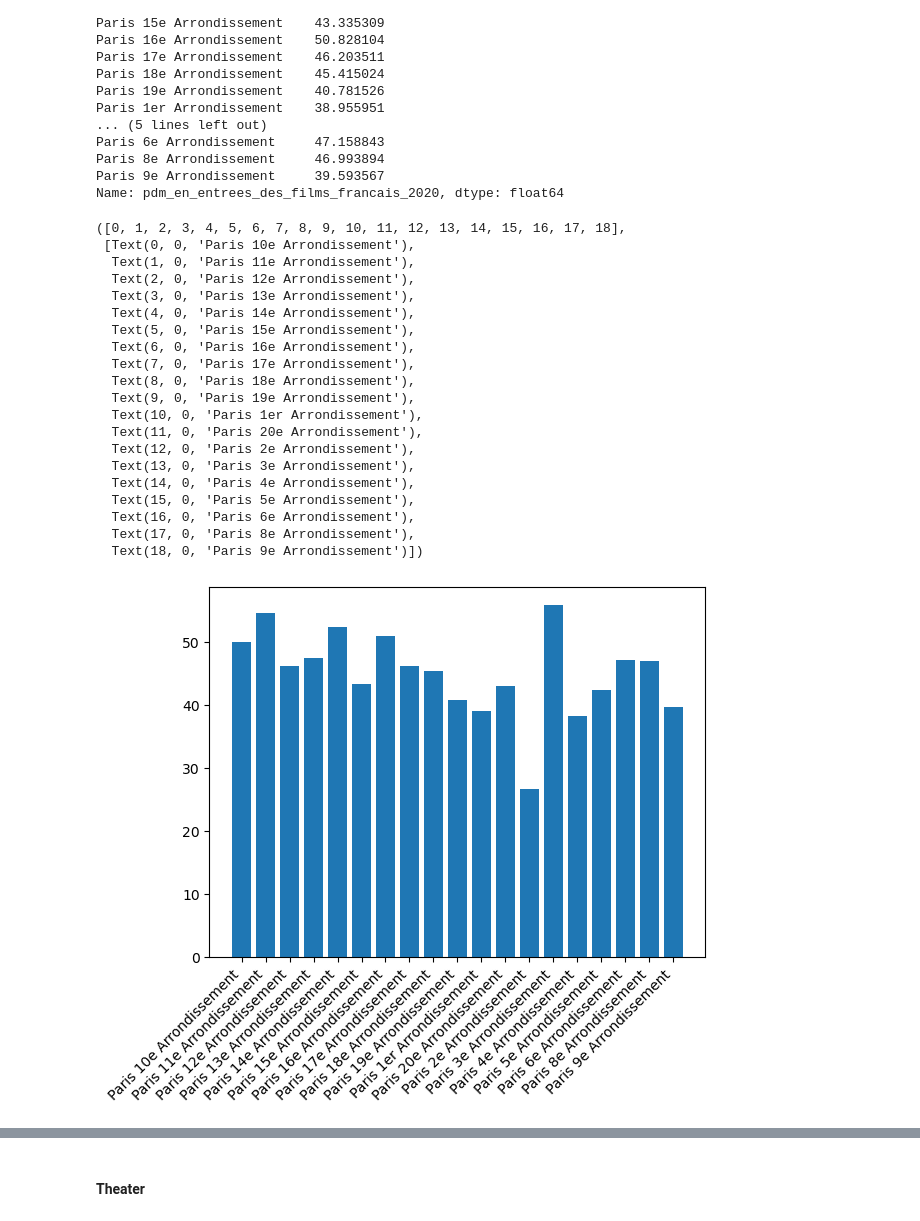
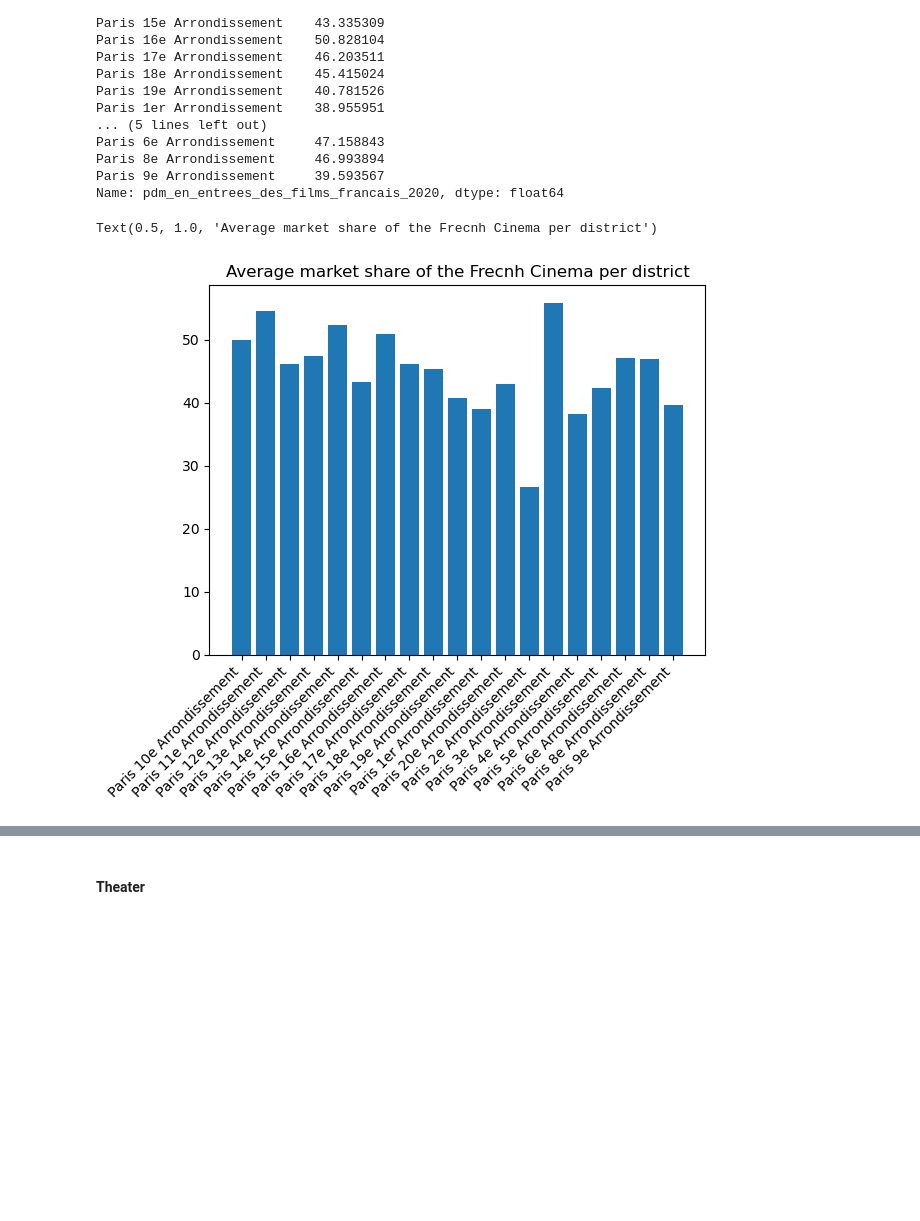
Before and after one commit to Perann/Maps_cultural_life_Paris, a Jupyter notebook: main.ipynb, the cells around one changed output, grey strips where cells are left out. Saved outputs shown, nothing was run; the diff lists cells and outputs as text; code cells hidden in the pictures; blank space fills up the shorter version.

Commit message:
stat cinema

```diff
--- a/main.ipynb
+++ b/main.ipynb
@@ -264,25 +244,7 @@ Name: pdm_en_entrees_des_films_francais_2020, dtype: float64
 # %%
 plt.bar(FrenchMovie.index, FrenchMovie)
 plt.xticks(rotation = 45, ha='right')
+plt.title('Average market share of the Frecnh Cinema per district')
 # %% [output]
-([0, 1, 2, 3, 4, 5, 6, 7, 8, 9, 10, 11, 12, 13, 14, 15, 16, 17, 18],
- [Text(0, 0, 'Paris 10e Arrondissement'),
-  Text(1, 0, 'Paris 11e Arrondissement'),
-  Text(2, 0, 'Paris 12e Arrondissement'),
-  Text(3, 0, 'Paris 13e Arrondissement'),
-  Text(4, 0, 'Paris 14e Arrondissement'),
-  Text(5, 0, 'Paris 15e Arrondissement'),
-  Text(6, 0, 'Paris 16e Arrondissement'),
-  Text(7, 0, 'Paris 17e Arrondissement'),
-  Text(8, 0, 'Paris 18e Arrondissement'),
-  Text(9, 0, 'Paris 19e Arrondissement'),
-  Text(10, 0, 'Paris 1er Arrondissement'),
-  Text(11, 0, 'Paris 20e Arrondissement'),
-  Text(12, 0, 'Paris 2e Arrondissement'),
-  Text(13, 0, 'Paris 3e Arrondissement'),
-  Text(14, 0, 'Paris 4e Arrondissement'),
-  Text(15, 0, 'Paris 5e Arrondissement'),
-  Text(16, 0, 'Paris 6e Arrondissement'),
-  Text(17, 0, 'Paris 8e Arrondissement'),
-  Text(18, 0, 'Paris 9e Arrondissement')])
+Text(0.5, 1.0, 'Average market share of the Frecnh Cinema per district')
-[figure, old version]
+[figure, new version]
```
Also changed, not shown: parts of 7 cells of this notebook.
